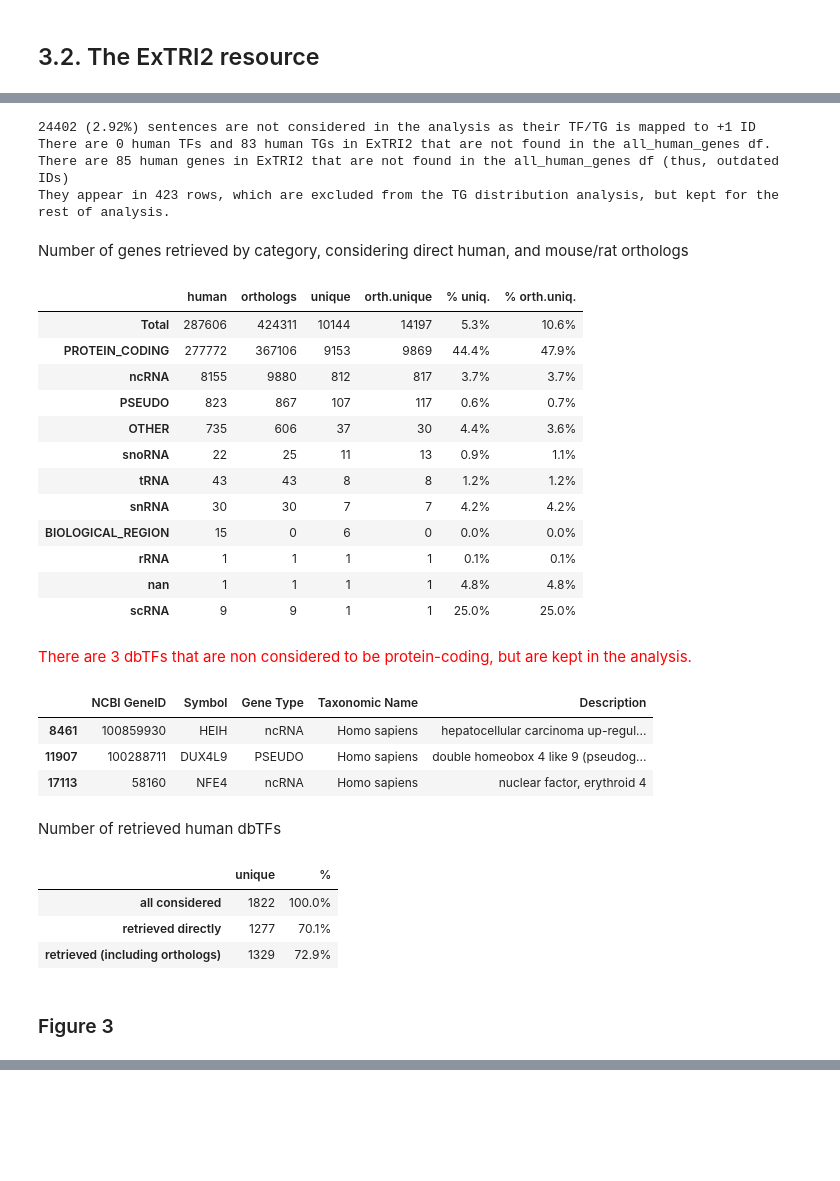
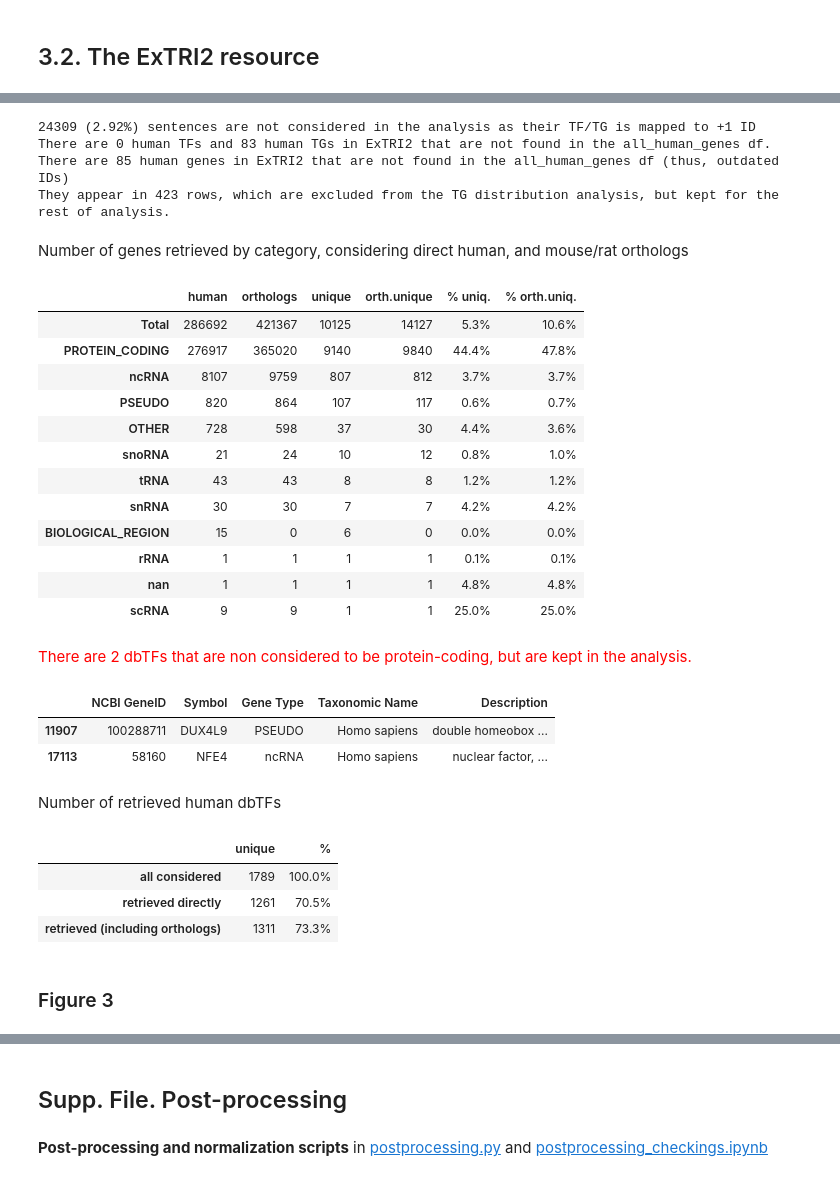
Before and after one commit to Rbbt-Workflows/ExTRI2, a Jupyter notebook: analysis/repo_to_paper.ipynb, the cells around one changed output, grey strips where cells are left out. Drawn from its saved outputs; the diff is of its cells as text; code cells hidden in the pictures; blank space fills up the shorter version.

```diff
--- a/analysis/repo_to_paper.ipynb
+++ b/analysis/repo_to_paper.ipynb
@@ -62,6 +62,9 @@ ExTRI2_df['TRI Id']             = ExTRI2_df['TF Id'] + '|' + ExTRI2_df['TG Id']
 # Load the validation dataset
 validated_df           = pd.read_csv(config['final_validated_p'], sep='\t', header=0, dtype=str)
 
+# Load the supp. file with all TF IDs, and modify TF type
+TFs_df = pd.read_csv("tables/all_TFs.tsv", sep="\t", dtype=str)
+
 # Drop validated_df repeated column
 assert (validated_df['TF_type_validated'] == validated_df['TF_type']).all(), "The TF types in the validated df have been modified!"
 validated_df.drop(columns=['TF_type_validated'], inplace=True)
@@ -79,6 +82,9 @@ def modify_TF_type(df, TFs_df):
         TFs_df['Gene ID'].astype(str),
         TFs_df['updated TF type'].fillna('-').astype(str)
     ))
+    # Add NFKB and AP1 complexes
+    id_to_type['Complex:NFKB'] = 'dbTF'
+    id_to_type['Complex:AP1'] = 'dbTF'
 
     # Make sure all unclassified genes are marked with "-"
     assert (set(id_to_type.values()) == {'dbTF', 'coTF', 'coTF candidate', '-'}), "Unexpected TF types found in the mapping dict"
@@ -104,18 +110,20 @@ def modify_TF_type(df, TFs_df):
     n_before = len(df)
     df = df[df['TF_type'].str.split(";").apply(lambda x: set(x) != {'-'})]
     n_after = len(df)
-    md(f"Removed {n_before - n_after} rows with no TF type ({n_before} -> {n_after})")
+    md(f"Removed {n_before - n_after} ({(n_before - n_after) / n_before:.2%}) rows with no TF type ({n_before} -> {n_after})")
 
     return df
 
-# Load the supp. file with all TF IDs, and modify TF type
-TFs_df = pd.read_csv("tables/all_TFs.tsv", sep="\t")
 
 # Modify both validated_df & ExTRI2_df to the new categorisation
 md("Validated df:")
 validated_df = modify_TF_type(validated_df, TFs_df)
 md("ExTRI2 df:")
 ExTRI2_df = modify_TF_type(ExTRI2_df, TFs_df)
+
+# Save the modified dataframes
+validated_df.to_csv(config['paper_ExTRI2_p'], sep="\t", index=False)
+ExTRI2_df.to_csv(config['paper_validated_p'], sep="\t", index=False)
 
 # Make the 3 categories ordinal for validated_df
 tf_types = ['dbTF', 'coTF', 'coTF candidate']
@@ -124,10 +132,6 @@ validated_df['TF_type'] = pd.Categorical(
     categories=tf_types,
     ordered=True
 )
-
-# Save the modified dataframes
-validated_df.to_csv(config['paper_ExTRI2_p'], sep="\t", index=False)
-ExTRI2_df.to_csv(config['paper_validated_p'], sep="\t", index=False)
 # %% [output]
 Validated df:
 Difference between old and new TF types:
@@ -1493,21 +1393,15 @@ def display_TG_distribution(dbTF_df: pd.DataFrame, all_human_genes: pd.DataFrame
     md("Number of genes retrieved by category, considering direct human, and mouse/rat orthologs")
     display(pd.DataFrame.from_dict(TG_types, orient='index').sort_values(by='unique', ascending=False))
 
-def display_TF_distribution(dbTF_df, all_human_genes):
+def display_TF_distribution(dbTF_df: pd.DataFrame, all_human_genes: pd.DataFrame, dbTFs_set: set) -> None:
 
     human_dbTF_df = dbTF_df[(dbTF_df['TF TaxID'] == '9606')]
 
     # Get all retrieved human dbTFs
     retrieved_TF_IDs = set(human_dbTF_df['TF Id'])
 
-    # Get set of human dbTFs used in ExTRI2
-    with open(config['dbTFs_p'], 'r') as f:
-        dbTFs_set = {l.strip('\n') for l in f}
-    # Add NFKB and AP1 complexes
-    dbTFs_set |= {'Complex:NFKB', 'Complex:AP1'}
-
     # Ensure retrieved dbTFs are in the original list of dbTFs
-    assert retrieved_TF_IDs.issubset(dbTFs_set), "Some dbTFs are not part of the original dbTFs list"
+    assert retrieved_TF_IDs.issubset(dbTFs_set), "Some dbTFs are not part of the original dbTFs list: {}".format(retrieved_TF_IDs - dbTFs_set)
 
     # Ensure they are all in the list of human genes
     assert retrieved_TF_IDs.issubset(set(all_human_genes['NCBI GeneID'])), "Some dbTFs are not part of the NCBI df"
@@ -1557,7 +1451,7 @@ def figure_3(human_dbTF_df):
     plot_counts(unique_TRIs, "Number of TGs regulated by that dbTF")
     plt.show()
 
-def human_TF_TG_analysis(ExTRI2_df):
+def human_TF_TG_analysis(ExTRI2_df: pd.DataFrame, TFs_df: pd.DataFrame) -> None:
     '''Check the category of the found TGs'''
 
     # Load dataframe of all human genes
@@ -1567,58 +1461,64 @@ def human_TF_TG_analysis(ExTRI2_df):
     multiple_mapped = ((ExTRI2_df['TF Id'].str.contains(';')) | (ExTRI2_df['TG Id'].str.contains(';'))).sum()
     print(f"{multiple_mapped} ({multiple_mapped / len(ExTRI2_df):.2%}) sentences are not considered in the analysis as their TF/TG is mapped to +1 ID")
 
     # Filter ExTRI2 by only those containing human dbTFs (ignore those mapped to +1 ids)
     dbTF_df = ExTRI2_df[ExTRI2_df['TF_type'] == 'dbTF']
     human_dbTF_df = dbTF_df[(dbTF_df['TG TaxID'] == '9606') & (dbTF_df['TF TaxID'] == '9606')]
 
     # Discard human TGs that are not found in the NCBI human genes df
     m_TF_id = human_dbTF_df['TF Id'].isin(all_human_genes['NCBI GeneID'])
     not_found_human_TF = human_dbTF_df[~m_TF_id]['TF Id'].unique()
 
     m_TG_id = human_dbTF_df['TG Id'].isin(all_human_genes['NCBI GeneID'])
     not_found_human_TG = human_dbTF_df[~m_TG_id]['TG Id'].unique()
 
     print(f"There are {len(not_found_human_TF)} human TFs and {len(not_found_human_TG)} human TGs in ExTRI2 that are not found in the all_human_genes df.")
 
+    # Get set of all considered dbTFs
+    dbTFs_set = set(TFs_df[TFs_df['updated TF type'] == 'dbTF']['Gene ID']) | {'Complex:NFKB', 'Complex:AP1'}
+
     # Show how many TGs and TFs we've obtained
     display_TG_distribution(dbTF_df, all_human_genes)
-    display_TF_distribution(dbTF_df, all_human_genes)
+    display_TF_distribution(dbTF_df, all_human_genes, dbTFs_set)
 
     # Plot counts
     figure_3(human_dbTF_df)
 
     return
 
-human_TF_TG_analysis(ExTRI2_df)
+human_TF_TG_analysis(ExTRI2_df, TFs_df)
 # %% [output]
-24402 (2.92%) sentences are not considered in the analysis as their TF/TG is mapped to +1 ID
+24309 (2.92%) sentences are not considered in the analysis as their TF/TG is mapped to +1 ID
 There are 0 human TFs and 83 human TGs in ExTRI2 that are not found in the all_human_genes df.
 There are 85 human genes in ExTRI2 that are not found in the all_human_genes df (thus, outdated IDs)
 They appear in 423 rows, which are excluded from the TG distribution analysis, but kept for the rest of analysis.
 Number of genes retrieved by category, considering direct human, and mouse/rat orthologs
 |  | human | orthologs | unique | orth.unique | % uniq. | % orth.uniq. |
-| Total | 287606 | 424311 | 10144 | 14197 | 5.3% | 10.6% |
-| PROTEIN_CODING | 277772 | 367106 | 9153 | 9869 | 44.4% | 47.9% |
-| ncRNA | 8155 | 9880 | 812 | 817 | 3.7% | 3.7% |
-| PSEUDO | 823 | 867 | 107 | 117 | 0.6% | 0.7% |
-| OTHER | 735 | 606 | 37 | 30 | 4.4% | 3.6% |
-| snoRNA | 22 | 25 | 11 | 13 | 0.9% | 1.1% |
+| Total | 286692 | 421367 | 10125 | 14127 | 5.3% | 10.6% |
+| PROTEIN_CODING | 276917 | 365020 | 9140 | 9840 | 44.4% | 47.8% |
+| ncRNA | 8107 | 9759 | 807 | 812 | 3.7% | 3.7% |
+| PSEUDO | 820 | 864 | 107 | 117 | 0.6% | 0.7% |
+| OTHER | 728 | 598 | 37 | 30 | 4.4% | 3.6% |
+| snoRNA | 21 | 24 | 10 | 12 | 0.8% | 1.0% |
 | tRNA | 43 | 43 | 8 | 8 | 1.2% | 1.2% |
 | snRNA | 30 | 30 | 7 | 7 | 4.2% | 4.2% |
 | BIOLOGICAL_REGION | 15 | 0 | 6 | 0 | 0.0% | 0.0% |
 | rRNA | 1 | 1 | 1 | 1 | 0.1% | 0.1% |
 | nan | 1 | 1 | 1 | 1 | 4.8% | 4.8% |
 | scRNA | 9 | 9 | 1 | 1 | 25.0% | 25.0% |
-<span style='color:red'>There are 3 dbTFs that are non considered to be protein-coding, but are kept in the analysis.
+<span style='color:red'>There are 2 dbTFs that are non considered to be protein-coding, but are kept in the analysis.
 |  | NCBI GeneID | Symbol | Gene Type | Taxonomic Name | Description |
-| 8461 | 100859930 | HEIH | ncRNA | Homo sapiens | hepatocellular carcinoma up-regul... |
-| 11907 | 100288711 | DUX4L9 | PSEUDO | Homo sapiens | double homeobox 4 like 9 (pseudog... |
-| 17113 | 58160 | NFE4 | ncRNA | Homo sapiens | nuclear factor, erythroid 4 |
+| 11907 | 100288711 | DUX4L9 | PSEUDO | Homo sapiens | double homeobox ... |
+| 17113 | 58160 | NFE4 | ncRNA | Homo sapiens | nuclear factor, ... |
 Number of retrieved human dbTFs
 |  | unique | % |
-| all considered | 1822 | 100.0% |
-| retrieved directly | 1277 | 70.1% |
-| retrieved (including orthologs) | 1329 | 72.9% |
+| all considered | 1789 | 100.0% |
+| retrieved directly | 1261 | 70.5% |
+| retrieved (including orthologs) | 1311 | 73.3% |
 <h3>Figure 3</h3>
 [figure]
 [figure]
+# %% [markdown]
+## Supp. File. Post-processing
+# %% [markdown]
+**Post-processing and normalization scripts** in [postprocessing.py](../scripts/postprocessing/postprocessing.py) and [postprocessing_checkings.ipynb](../scripts/postprocessing/postprocessing_checkings.ipynb)
```
Also changed, not shown: parts of 18 cells of this notebook, 18 other files.
